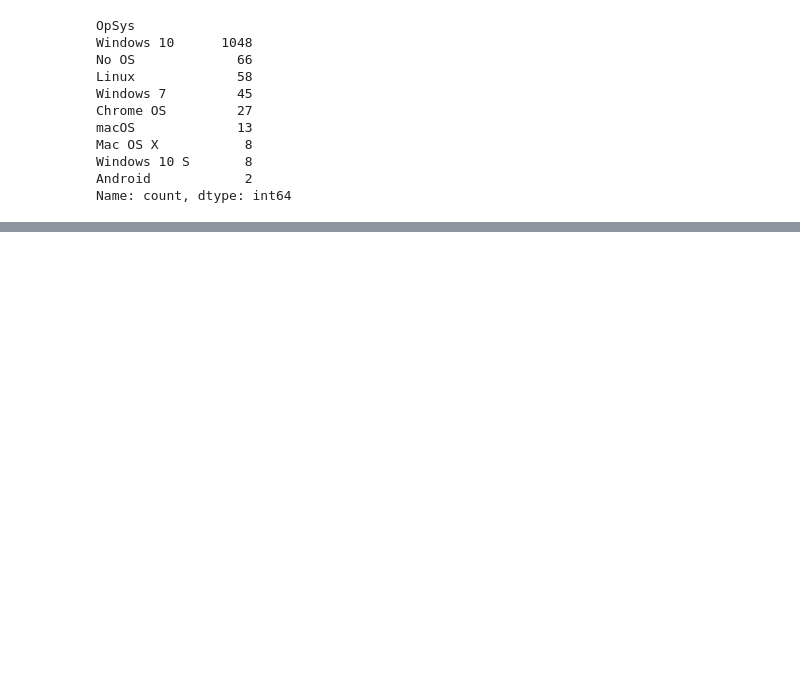
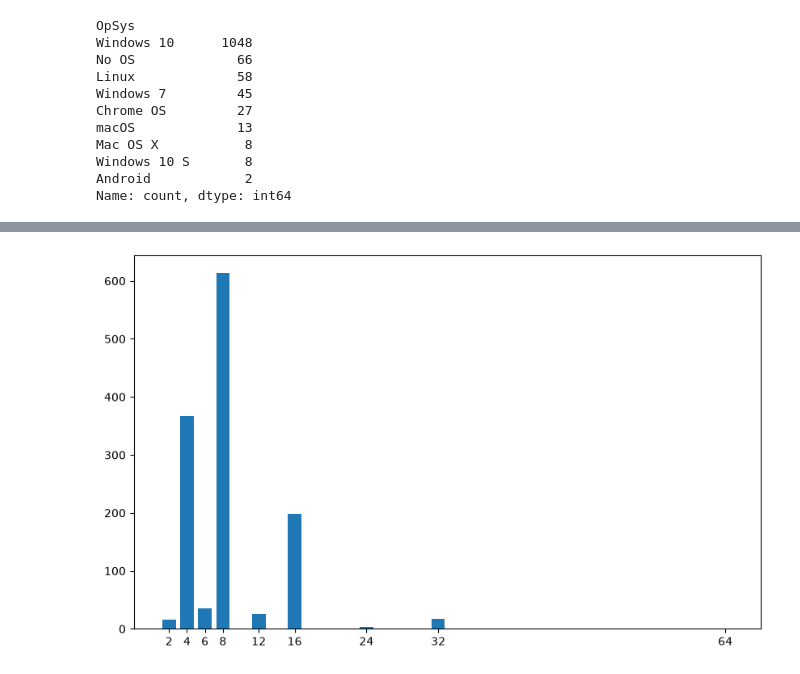
Before and after one commit to llshahroozll/Laptop-Price-Prediction, a Jupyter notebook: nootbooks/01_eda.ipynb, the cells around one changed output, grey strips where cells are left out. Drawn from its saved outputs; the diff is of its cells as text; code cells hidden in the pictures; blank space fills up the shorter version.

```diff
--- a/nootbooks/01_eda.ipynb
+++ b/nootbooks/01_eda.ipynb
@@ -309,0 +359,9 @@ Name: count, dtype: int64
+# %%
+ram_counts = df["RAM (GB)"].value_counts().sort_index()
+plt.figure(figsize=(10, 6))
+plt.bar(ram_counts.index, ram_counts.values, width=1.5)
+
+plt.xticks(ram_counts.index)
+plt.show()
+# %% [output]
+[figure, added]
```
Also changed, not shown: parts of 48 cells of this notebook.
